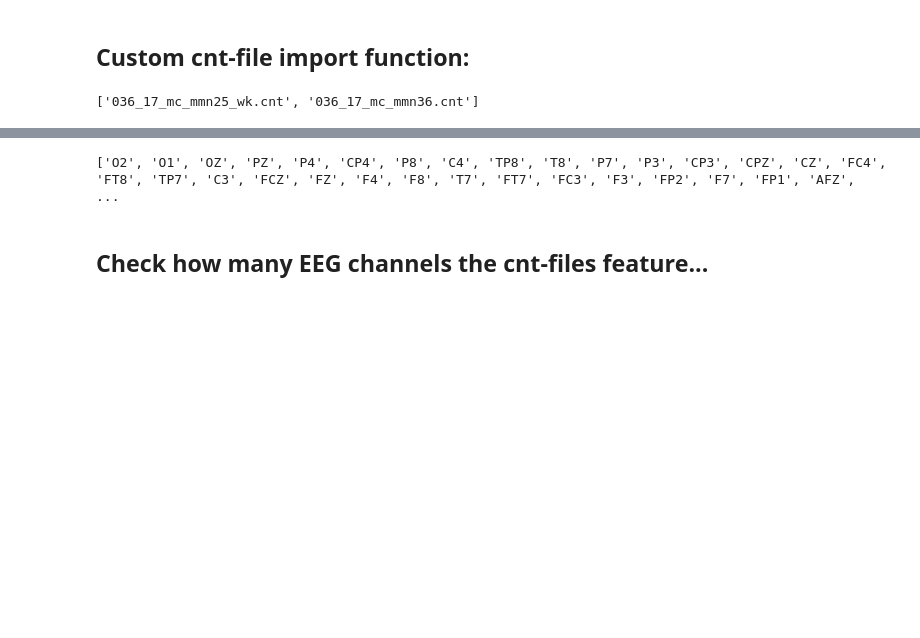
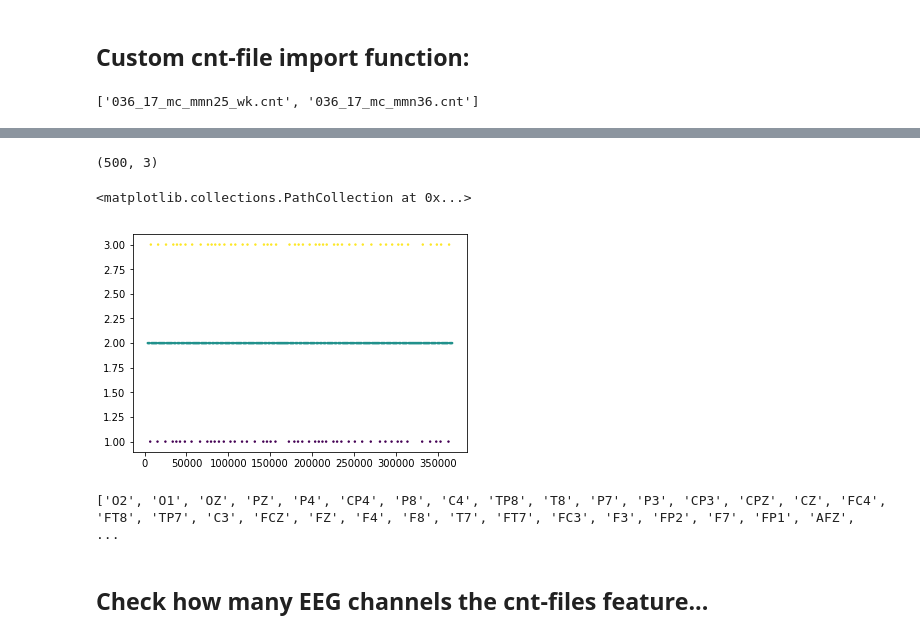
Before and after one commit to epodium/EEG_dyslexia_prediction, a Jupyter notebook: notebooks/ePODIUM_prepare_data_for_ML.ipynb, the cells around one changed output, grey strips where cells are left out. Drawn from its saved outputs; the diff is of its cells as text; code cells hidden in the pictures; blank space fills up the shorter version.

```diff
--- a/notebooks/ePODIUM_prepare_data_for_ML.ipynb
+++ b/notebooks/ePODIUM_prepare_data_for_ML.ipynb
@@ -38,15 +39,13 @@ metadata.shape
 # %% [markdown]
 ## Search all *.cnt files and check for how many we have a label
 # %%
-PATH_DATA_01 = os.path.join(PATH_DATA, "17mnd mmn")
-
 import fnmatch
 import warnings
 warnings.filterwarnings('ignore')
 
 import helper_functions
 
-dirs = os.listdir(PATH_DATA_01)
+dirs = os.listdir(PATH_CNTS)
 cnt_files = fnmatch.filter(dirs, "*.cnt")
 # %%
 found_ids = [x[:3] for x in cnt_files]
@@ -388,0 +389,4 @@ NameError: name 'epochs' is not defined
+# %%
+filename = os.path.join(PATH_DATA_01, '007_17_jc_mmn.cnt')#'035_17_jc_mmn25.cnt')
+data_raw = mne.io.read_raw_cnt(filename, eog=['HEOG', 'VEOG'], preload=True) #, montage=None, eog='auto', preload=True)
+#data_raw.filter(0.5, 40, fir_design='firwin')
@@ -388,0 +415,4 @@ NameError: name 'epochs' is not defined
+# %%
+events_from_annot, event_dict = mne.events_from_annotations(data_raw)
+print(event_dict)
+print(events_from_annot[:5])
@@ -389,3 +427,12 @@ NameError: name 'epochs' is not defined
+# %%
+from matplotlib import pyplot as plt
+print(events_from_annot.shape)
+
+plt.scatter(events_from_annot[:,0], events_from_annot[:,2], s=2, c = events_from_annot[:,2])
+# %% [output]
+(500, 3)
+<matplotlib.collections.PathCollection at 0x...>
+[figure, added]
 # %%
 # channel names for 62 EEG channel case:
 print(epochs.ch_names)
```
Also changed, not shown: parts of 23 cells of this notebook.
